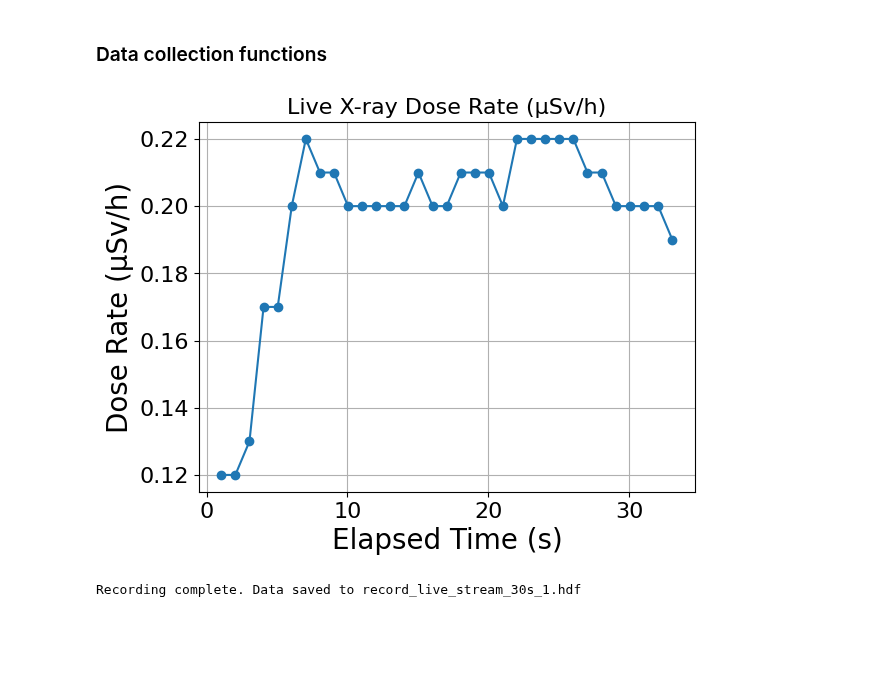
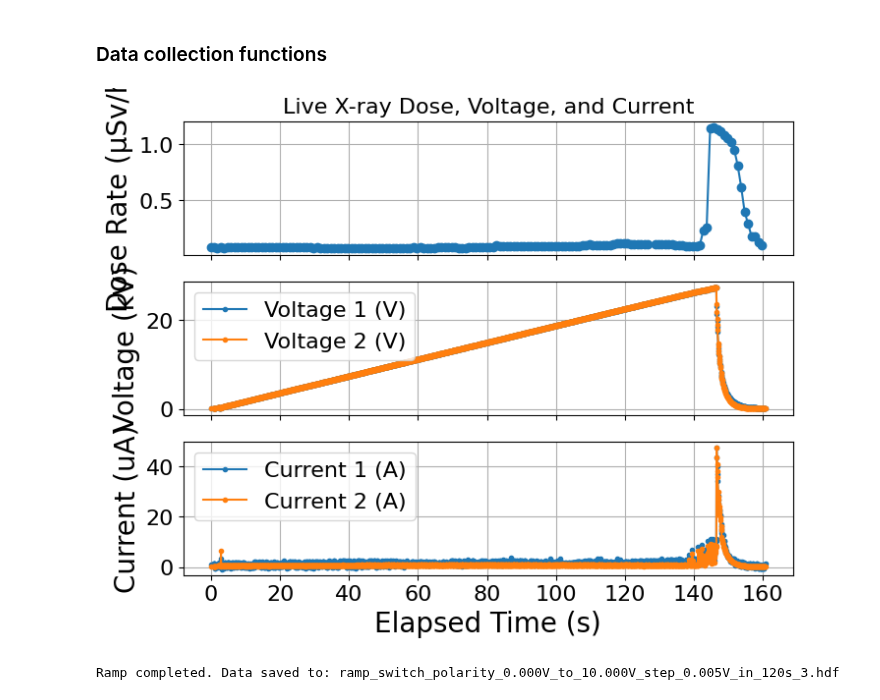
Before and after one commit to yyhshdu1/1-3-IR-high_voltage, a Jupyter notebook: Short IR electrodes test/voltage&current_record_constantly.ipynb, the cells around one changed output. Drawn from its saved outputs; the diff is of its cells as text; code cells hidden in the pictures; blank space fills up the shorter version.

```diff
--- a/Short IR electrodes test/voltage&current_record_constantly.ipynb
+++ b/Short IR electrodes test/voltage&current_record_constantly.ipynb
@@ -61,7 +60,0 @@ WARNING:root:RadEyeG20 warning in QueryIdentification(): VI_ERROR_ASRL_OVERRUN (
-# %%
-radeye.instr.timeout = 2_000
-radeye.instr.clear()
-tstart = time.time()
-for _ in range(10):
-    print(radeye.ReadDoseRate() / 1_000)
-print((time.time() - tstart) / 10)
@@ -364,7 +441,7 @@ def ramp_and_record_live_stream(start_v, end_v, measure_time, total_ramp_time=60
 # %%
-os.chdir("C:\\Users\\CeNTREX\\Documents\\GitHub\\1-3-IR-high_voltage\\Short IR electrodes test\\4-4-2025_test")
+os.chdir("C:\\Users\\CeNTREX\\Documents\\GitHub\\1-3-IR-high_voltage\\Short IR electrodes test\\4-6-2025_test")
 
-record_live_stream(measure_time=1, record_duration= 30, radeye= radeye)
+ramp_and_record_live_stream(start_v=0.,end_v=10.,measure_time = 3,total_ramp_time=120, filename="ramp_switch_polarity",v_step=0.005, radeye=radeye)
 # %% [output]
-[figure, old version]
+[figure, new version]
-Recording complete. Data saved to record_live_stream_30s_1.hdf
+Ramp completed. Data saved to: ramp_switch_polarity_0.000V_to_10.000V_step_0.005V_in_120s_3.hdf
```
Also changed, not shown: parts of 8 cells of this notebook, 46 other files.
